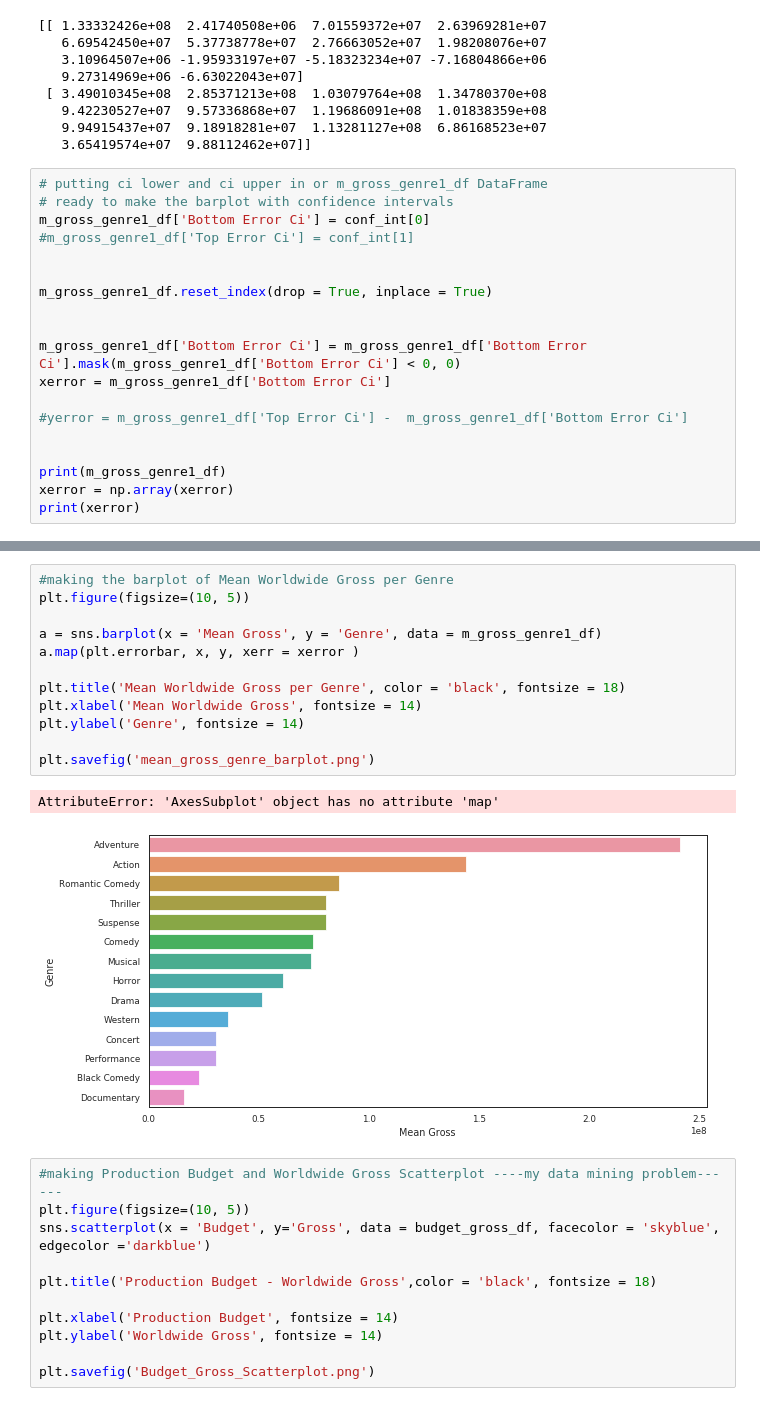
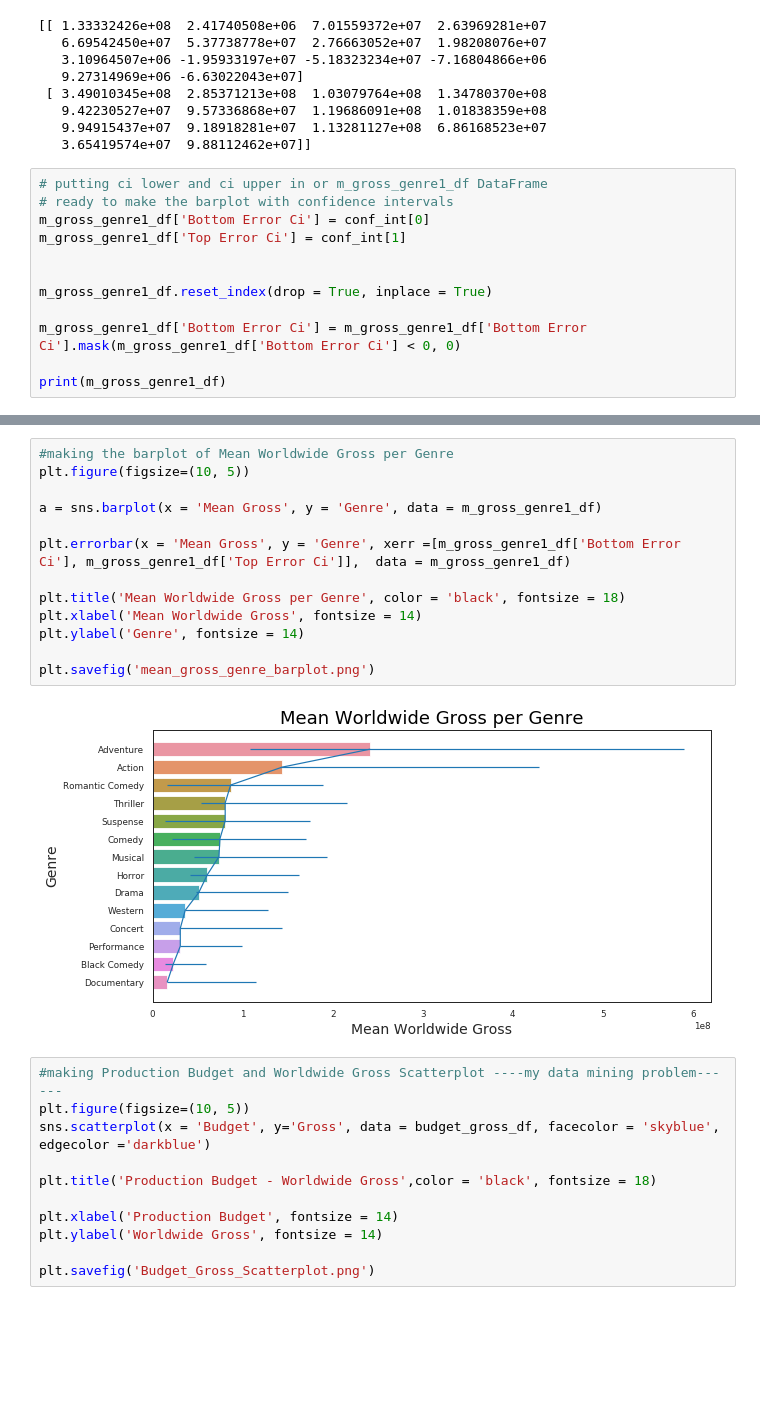
Before and after one commit to ioannapap/movies_data-mining_analysis, a Jupyter notebook: movies_analysis.ipynb, the cells around one changed output, grey strips where cells are left out. Drawn from its saved outputs; the diff is of its cells as text; blank space fills up the shorter version.

```diff
--- a/movies_analysis.ipynb
+++ b/movies_analysis.ipynb
@@ -510,19 +510,12 @@ print(conf_int)
 # putting ci lower and ci upper in or m_gross_genre1_df DataFrame
 # ready to make the barplot with confidence intervals
 m_gross_genre1_df['Bottom Error Ci'] = conf_int[0]
-#m_gross_genre1_df['Top Error Ci'] = conf_int[1]
+m_gross_genre1_df['Top Error Ci'] = conf_int[1]
 
 
 m_gross_genre1_df.reset_index(drop = True, inplace = True)
 
-
 m_gross_genre1_df['Bottom Error Ci'] = m_gross_genre1_df['Bottom Error Ci'].mask(m_gross_genre1_df['Bottom Error Ci'] < 0, 0)
-xerror = m_gross_genre1_df['Bottom Error Ci']
-
-#yerror = m_gross_genre1_df['Top Error Ci'] -  m_gross_genre1_df['Bottom Error Ci']
-
 
 print(m_gross_genre1_df)
-xerror = np.array(xerror)
-print(xerror)
 # %% [output]
@@ -548,18 +537,18 @@ print(xerror)
 # %%
 #making the barplot of Mean Worldwide Gross per Genre
 plt.figure(figsize=(10, 5))
 
 a = sns.barplot(x = 'Mean Gross', y = 'Genre', data = m_gross_genre1_df)
-a.map(plt.errorbar, x, y, xerr = xerror )
+
+plt.errorbar(x = 'Mean Gross', y = 'Genre', xerr =[m_gross_genre1_df['Bottom Error Ci'], m_gross_genre1_df['Top Error Ci']],  data = m_gross_genre1_df)
 
 plt.title('Mean Worldwide Gross per Genre', color = 'black', fontsize = 18)
 plt.xlabel('Mean Worldwide Gross', fontsize = 14)
 plt.ylabel('Genre', fontsize = 14)
 
 plt.savefig('mean_gross_genre_barplot.png')
 # %% [output]
-AttributeError: 'AxesSubplot' object has no attribute 'map'
-[figure, old version]
+[figure, new version]
 # %%
 #making Production Budget and Worldwide Gross Scatterplot ----my data mining problem------
 plt.figure(figsize=(10, 5))
```
Also changed, not shown: parts of 1 cell of this notebook.
